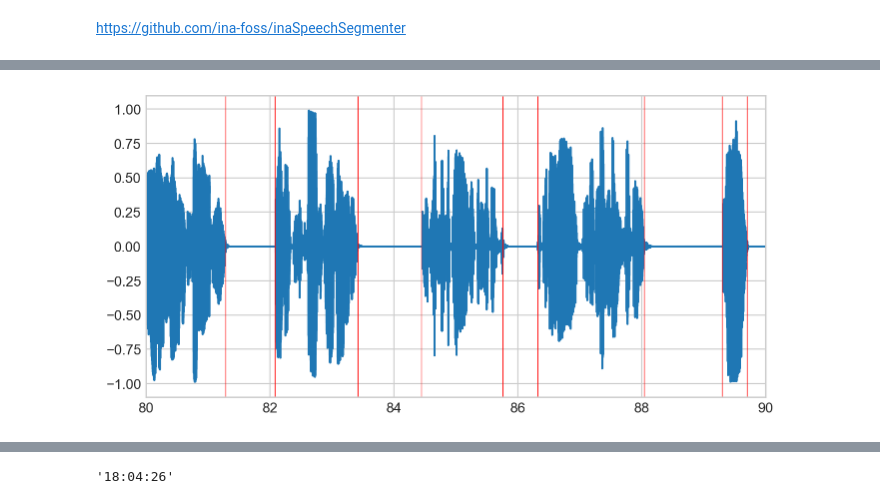
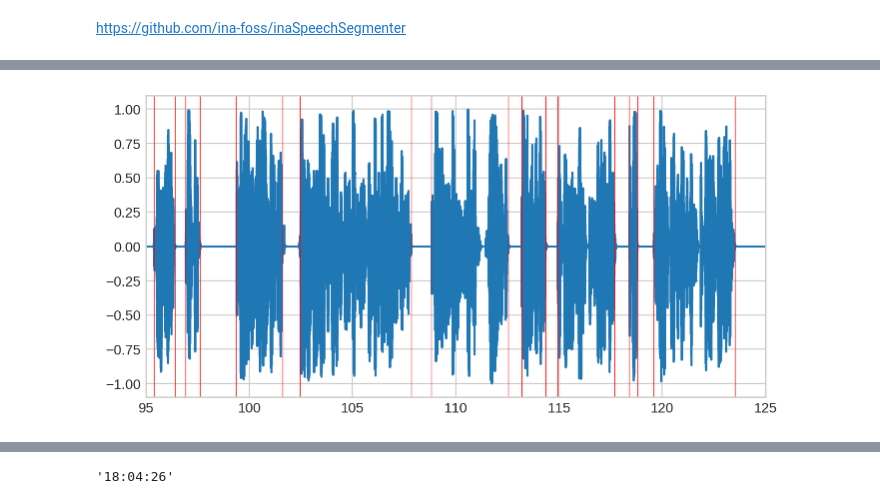
Before and after one commit to geraldgong/speech_shadowing, a Jupyter notebook: speech_shadowing.ipynb, the cells around one changed output, grey strips where cells are left out. Saved outputs shown, nothing was run; the diff lists cells and outputs as text; code cells hidden in the pictures.

```diff
--- a/speech_shadowing.ipynb
+++ b/speech_shadowing.ipynb
@@ -63,15 +67,15 @@ pd_segments = pd.DataFrame(segments).rename(columns={0:'Class', 1:'Start', 2:'St
 # %%
 # visulise signal
 fig, ax = plt.subplots(1, 1, figsize=(8,4))
 ax.plot(pd_data['seconds'], pd_data['channel_1'])
 pd_pause = pd_segments[pd_segments.Class == 'noEnergy']
 for i in range(len(pd_pause)):
     ax.axvline(x=pd_pause.iloc[i]['Start'], color='red', lw=0.5)
     ax.axvline(x=pd_pause.iloc[i]['Stop'], color='red', lw=0.5)
 
-ax.set_xlim([80, 90])
+ax.set_xlim([95, 125])
 plt.rc("figure", dpi=100)
 plt.style.use("seaborn-whitegrid")
 plt.show()
 # %% [output]
-[figure, old version]
+[figure, new version]
```
Also changed, not shown: parts of 4 cells of this notebook, 1 other file.
